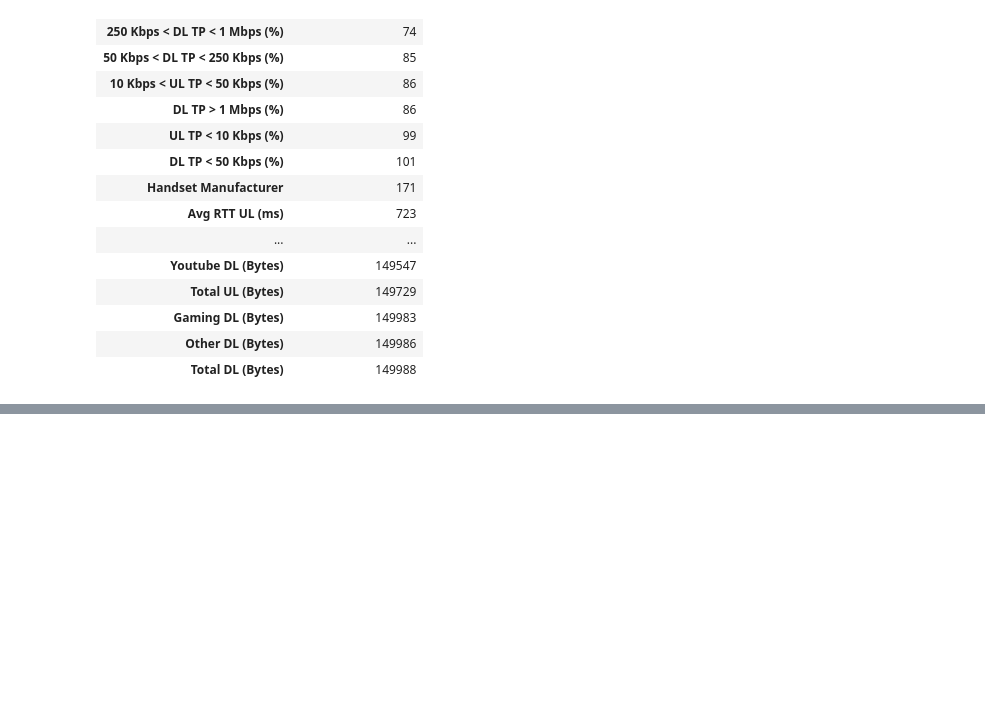
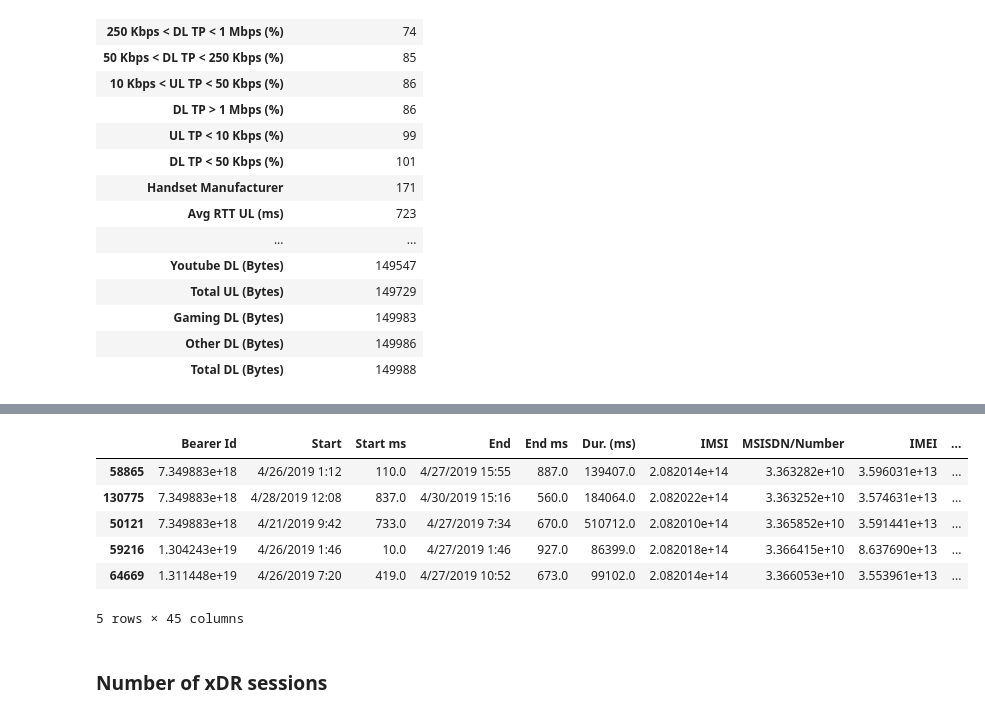
Before and after one commit to bereketkibru/User_Analytics_in_telecom, a Jupyter notebook: notebooks/dataPreProcessing.ipynb, the cells around one changed output, grey strips where cells are left out. Saved outputs shown, nothing was run; the diff lists cells and outputs as text; code cells hidden in the pictures; blank space fills up the shorter version.

```diff
--- a/notebooks/dataPreProcessing.ipynb
+++ b/notebooks/dataPreProcessing.ipynb
@@ -103,0 +136,13 @@ columns=['Unique Value Count']).sort_values(by='Unique Value Count', ascending=T
+# %%
+def percent_missing_for_col(df, col_name: str):
+    total_count = len(df[col_name])
+    if total_count <= 0:
+        return 0.0
+    missing_count = df[col_name].isnull().sum()
+
+    return round((missing_count / total_count) * 100, 2)
+# %%
+null_percent_df = pd.DataFrame(columns = ['column', 'null_percent'])
+columns = xDR_df.columns.values.tolist()
+null_percent_df['column'] = columns
+null_percent_df['null_percent'] = null_percent_df['column'].map(lambda x: percent_missing_for_col(xDR_df, x))
@@ -103,0 +169,7 @@ columns=['Unique Value Count']).sort_values(by='Unique Value Count', ascending=T
+# %%
+#Drop columns with morethan 30% missing values
+def drop_columns(xDR_df, columns=[]):
+    return xDR_df.drop(columns, axis=1)
+# %%
+columns_to_be_dropped = null_percent_df[null_percent_df['null_percent'] > 30]['column'].to_list()
+xDR_df = drop_columns(xDR_df, columns_to_be_dropped)
@@ -103,0 +214,12 @@ columns=['Unique Value Count']).sort_values(by='Unique Value Count', ascending=T
+# %%
+xDR_df.sample(5)
+# %% [output]
+|  | Bearer Id | Start | Start ms | End | End ms | Dur. (ms) | IMSI | MSISDN/Number | IMEI | ... |
+| 58865 | 7.349883e+18 | 4/26/2019 1:12 | 110.0 | 4/27/2019 15:55 | 887.0 | 139407.0 | 2.082014e+14 | 3.363282e+10 | 3.596031e+13 | ... |
+| 130775 | 7.349883e+18 | 4/28/2019 12:08 | 837.0 | 4/30/2019 15:16 | 560.0 | 184064.0 | 2.082022e+14 | 3.363252e+10 | 3.574631e+13 | ... |
+| 50121 | 7.349883e+18 | 4/21/2019 9:42 | 733.0 | 4/27/2019 7:34 | 670.0 | 510712.0 | 2.082010e+14 | 3.365852e+10 | 3.591441e+13 | ... |
+| 59216 | 1.304243e+19 | 4/26/2019 1:46 | 10.0 | 4/27/2019 1:46 | 927.0 | 86399.0 | 2.082018e+14 | 3.366415e+10 | 8.637690e+13 | ... |
+| 64669 | 1.311448e+19 | 4/26/2019 7:20 | 419.0 | 4/27/2019 10:52 | 673.0 | 99102.0 | 2.082014e+14 | 3.366053e+10 | 3.553961e+13 | ... |
+5 rows × 45 columns
+# %% [markdown]
+### Number of xDR sessions
```
Also changed, not shown: parts of 27 cells of this notebook.
